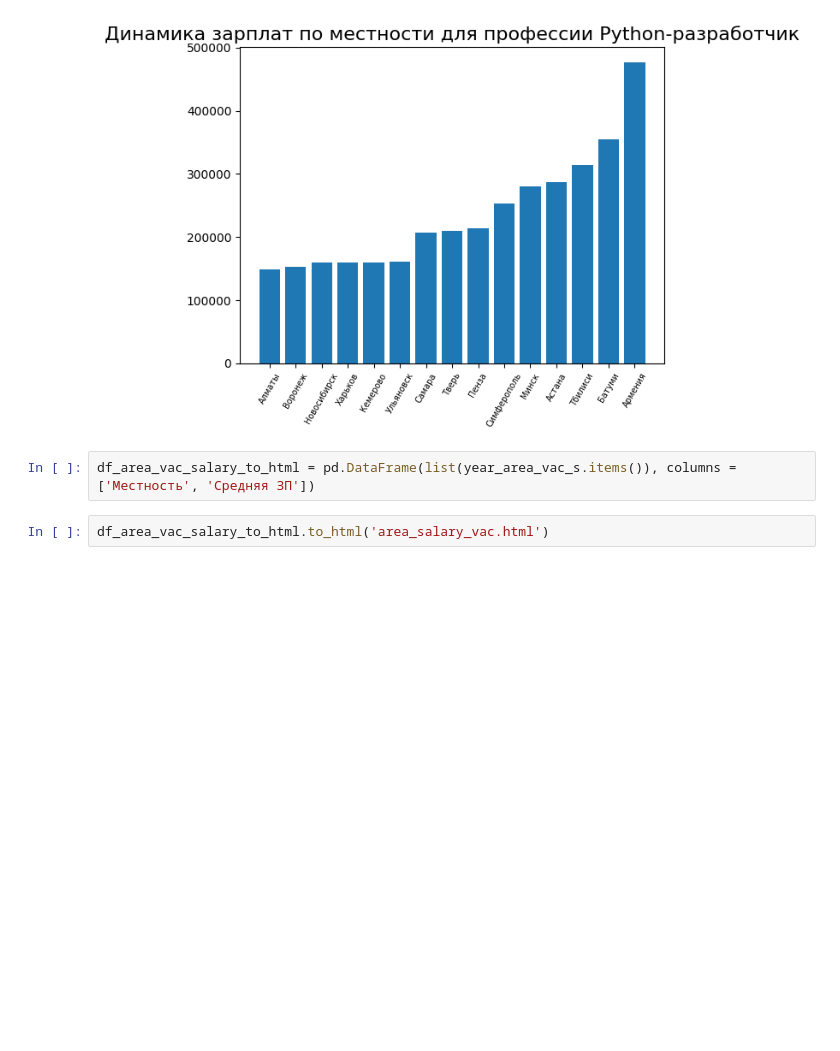
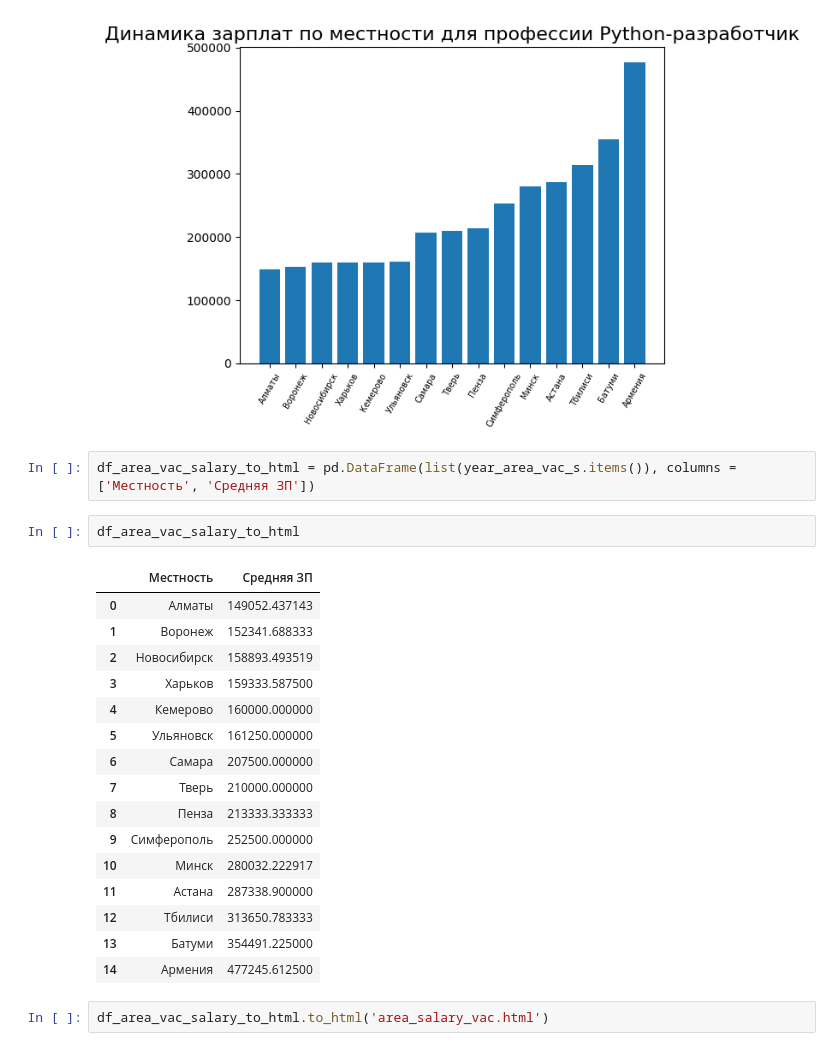
Before and after one commit to Vl4ddd/projectDjango, a Jupyter notebook: scripts/geogrpahy.ipynb, the cells around one changed output. Cells and saved outputs as stored; diff of their text form; blank space fills up the shorter version.

```diff
--- a/scripts/geogrpahy.ipynb
+++ b/scripts/geogrpahy.ipynb
@@ -121,6 +140,25 @@ plt.show()
 [figure]
 # %%
 df_area_vac_salary_to_html = pd.DataFrame(list(year_area_vac_s.items()), columns = ['Местность', 'Средняя ЗП'])
+# %%
+df_area_vac_salary_to_html
+# %% [output]
+|  | Местность | Средняя ЗП |
+| 0 | Алматы | 149052.437143 |
+| 1 | Воронеж | 152341.688333 |
+| 2 | Новосибирск | 158893.493519 |
+| 3 | Харьков | 159333.587500 |
+| 4 | Кемерово | 160000.000000 |
+| 5 | Ульяновск | 161250.000000 |
+| 6 | Самара | 207500.000000 |
+| 7 | Тверь | 210000.000000 |
+| 8 | Пенза | 213333.333333 |
+| 9 | Симферополь | 252500.000000 |
+| 10 | Минск | 280032.222917 |
+| 11 | Астана | 287338.900000 |
+| 12 | Тбилиси | 313650.783333 |
+| 13 | Батуми | 354491.225000 |
+| 14 | Армения | 477245.612500 |
 # %%
 df_area_vac_salary_to_html.to_html('area_salary_vac.html')
 # %% [markdown]
```
Also changed, not shown: parts of 5 cells of this notebook, 30 other files.
